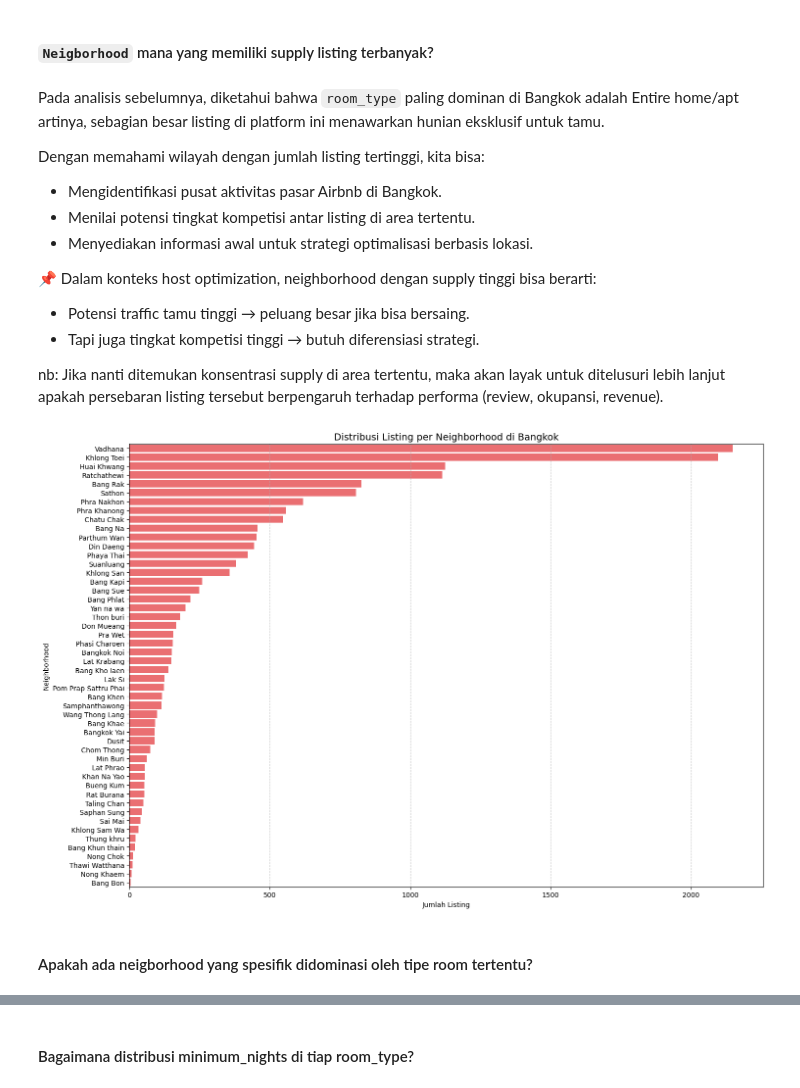
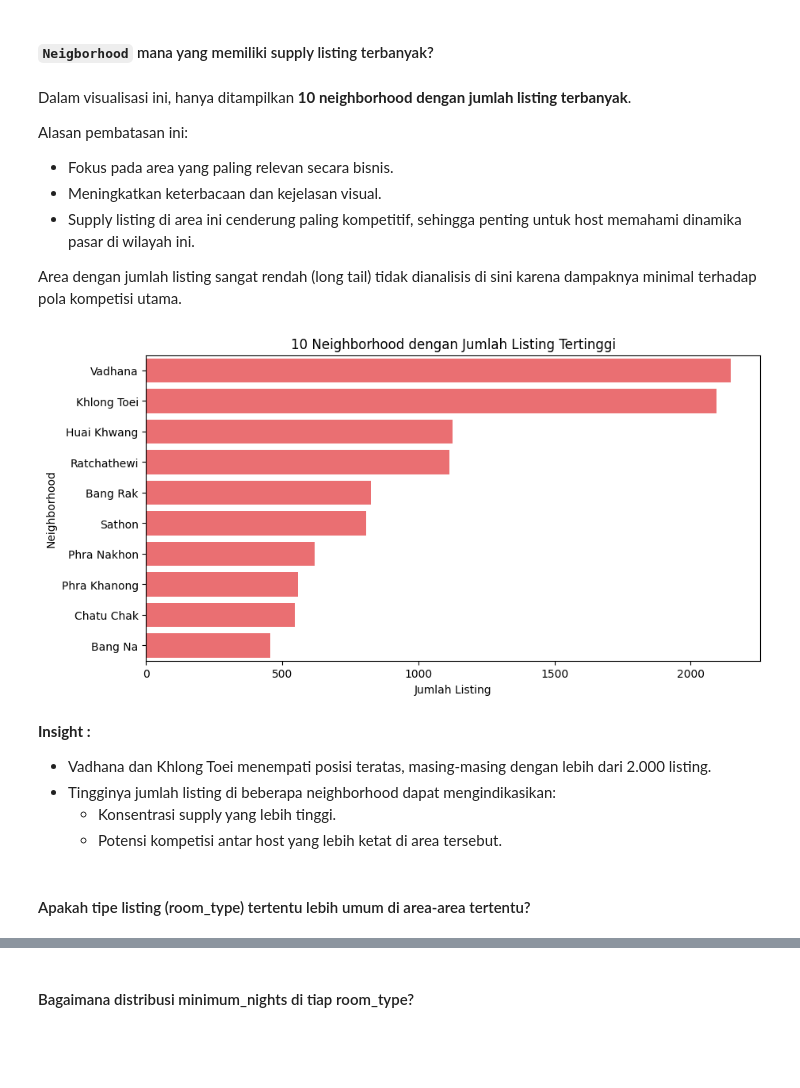
Before and after one commit to Quinntes/airbnb_istings_bangkok, a Jupyter notebook: airbnb listings bangkok.ipynb, the cells around one changed output, grey strips where cells are left out. Saved outputs shown, nothing was run; the diff lists cells and outputs as text; code cells hidden in the pictures; blank space fills up the shorter version.

```diff
--- a/airbnb listings bangkok.ipynb
+++ b/airbnb listings bangkok.ipynb
@@ -592,29 +606,29 @@ Distribusi room_type yang didominasi oleh Entire home/apt menjadi fondasi pentin
 # %% [markdown]
 #### `Neigborhood` mana yang memiliki supply listing terbanyak?
 # %% [markdown]
-Pada analisis sebelumnya, diketahui bahwa `room_type` paling dominan di Bangkok adalah Entire home/apt artinya, sebagian besar listing di platform ini menawarkan hunian eksklusif untuk tamu.
+Dalam visualisasi ini, hanya ditampilkan **10 neighborhood dengan jumlah listing terbanyak**.
 
-Dengan memahami wilayah dengan jumlah listing tertinggi, kita bisa:
-- Mengidentifikasi pusat aktivitas pasar Airbnb di Bangkok.
-- Menilai potensi tingkat kompetisi antar listing di area tertentu.
-- Menyediakan informasi awal untuk strategi optimalisasi berbasis lokasi.
+Alasan pembatasan ini:
+- Fokus pada area yang paling relevan secara bisnis.
+- Meningkatkan keterbacaan dan kejelasan visual.
+- Supply listing di area ini cenderung paling kompetitif, sehingga penting untuk host memahami dinamika pasar di wilayah ini.
 
-📌 Dalam konteks host optimization, neighborhood dengan supply tinggi bisa berarti:
-- Potensi traffic tamu tinggi → peluang besar jika bisa bersaing.
-- Tapi juga tingkat kompetisi tinggi → butuh diferensiasi strategi.
-
-nb: Jika nanti ditemukan konsentrasi supply di area tertentu, maka akan layak untuk ditelusuri lebih lanjut apakah persebaran listing tersebut berpengaruh terhadap performa (review, okupansi, revenue).
+Area dengan jumlah listing sangat rendah (long tail) tidak dianalisis di sini karena dampaknya minimal terhadap pola kompetisi utama.
-# %%
-plt.figure(figsize=(15, 10))
-sns.countplot(data=df, y='neighbourhood', order=df['neighbourhood'].value_counts().index, color='#FF5A5F')
-
-plt.title('Neighborhood dengan Supply Listing Terbanyak', fontsize=14)
-plt.xlabel('Jumlah Listing')
-plt.ylabel('Neighborhood')
-plt.grid(axis='x', linestyle='--', alpha=0.7)
-plt.tight_layout()
-plt.show()
-# %% [output]
-[figure, removed]
+# %%
+plt.figure(figsize=(10, 5))
+top_neigh = df['neighbourhood'].value_counts().head(10)
+sns.barplot(x=top_neigh.values, y=top_neigh.index, color='#FF5A5F')
+plt.title('10 Neighborhood dengan Jumlah Listing Tertinggi')
+plt.xlabel('Jumlah Listing')
+plt.ylabel('Neighborhood')
+plt.show()
+# %% [output]
+[figure, added]
+# %% [markdown]
+**Insight :**
+- Vadhana dan Khlong Toei menempati posisi teratas, masing-masing dengan lebih dari 2.000 listing.
+- Tingginya jumlah listing di beberapa neighborhood dapat mengindikasikan:
+    - Konsentrasi supply yang lebih tinggi.
+    - Potensi kompetisi antar host yang lebih ketat di area tersebut.
 # %% [markdown]
-#### Apakah ada neigborhood yang spesifik didominasi oleh tipe room tertentu?
+#### Apakah tipe listing (room_type) tertentu lebih umum di area-area tertentu?
```
Also changed, not shown: parts of 14 cells of this notebook, 1 other file.
